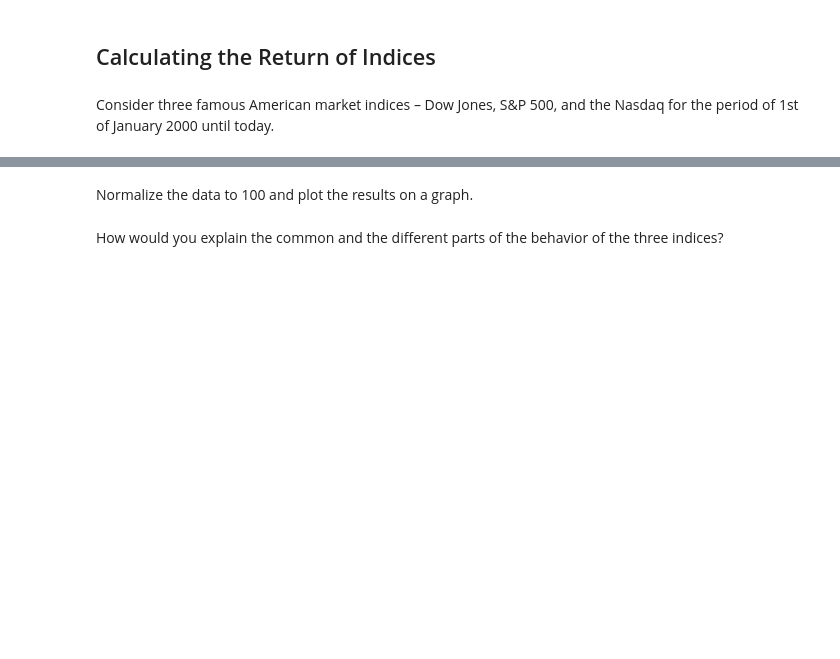
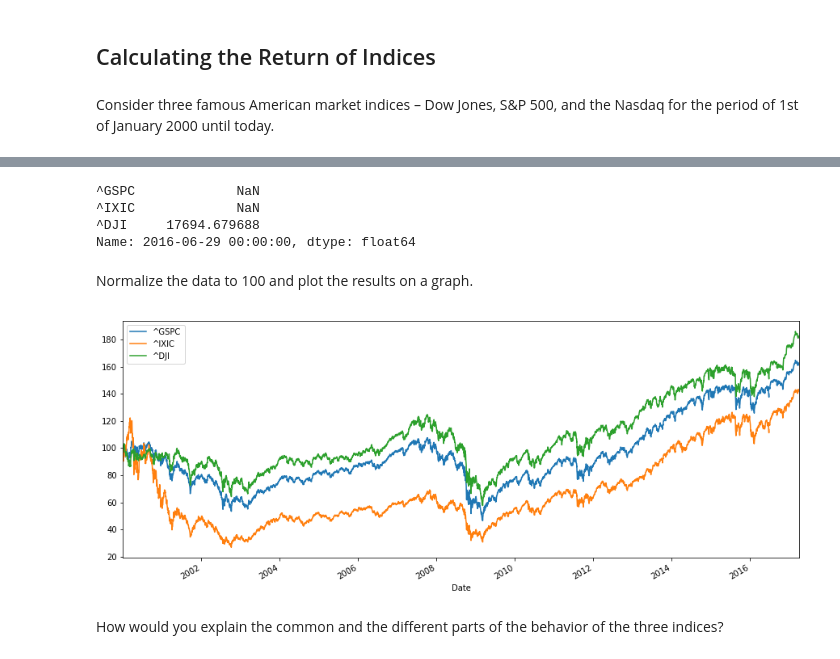
Before and after one commit to jerry-shijieli/StockPrediction, a Jupyter notebook: finance_basics/2.5 Calculating the Return of Indices/Calculating the Return of Indices - Exercise.ipynb, the cells around one changed output, grey strips where cells are left out. Cells and saved outputs as stored; diff of their text form; code cells hidden in the pictures; blank space fills up the shorter version.

```diff
--- a/finance_basics/2.5 Calculating the Return of Indices/Calculating the Return of Indices - Exercise.ipynb
+++ b/finance_basics/2.5 Calculating the Return of Indices/Calculating the Return of Indices - Exercise.ipynb
@@ -11,0 +10,8 @@ tickers = ['^DJI', '^GSPC', '^IXIC']
+# %%
+tickers = ['^GSPC', '^IXIC','^DJI']
+data_dir = '../dataset'
+mydata = pd.DataFrame()
+for t in tickers:
+    mydata[t] = pd.read_csv(os.path.join(data_dir, t+'.csv'), index_col=0, na_values='null')['Adj Close']
+mydata.index = pd.to_datetime(mydata.index)
+mydata.info()
@@ -12,5 +27,17 @@ tickers = ['^DJI', '^GSPC', '^IXIC']
+# %%
+mydata.loc['20160629']
+# %% [output]
+^GSPC             NaN
+^IXIC             NaN
+^DJI     17694.679688
+Name: 2016-06-29 00:00:00, dtype: float64
 # %% [markdown]
 Normalize the data to 100 and plot the results on a graph.
+# %%
+(mydata / mydata.iloc[0] * 100).plot(figsize=(15, 6))
+plt.show()
+# %% [output]
+[figure, added]
 # %% [markdown]
 How would you explain the common and the different parts of the behavior of the three indices?
 # %% [markdown]
```
Also changed, not shown: parts of 4 cells of this notebook, 4 other files.
